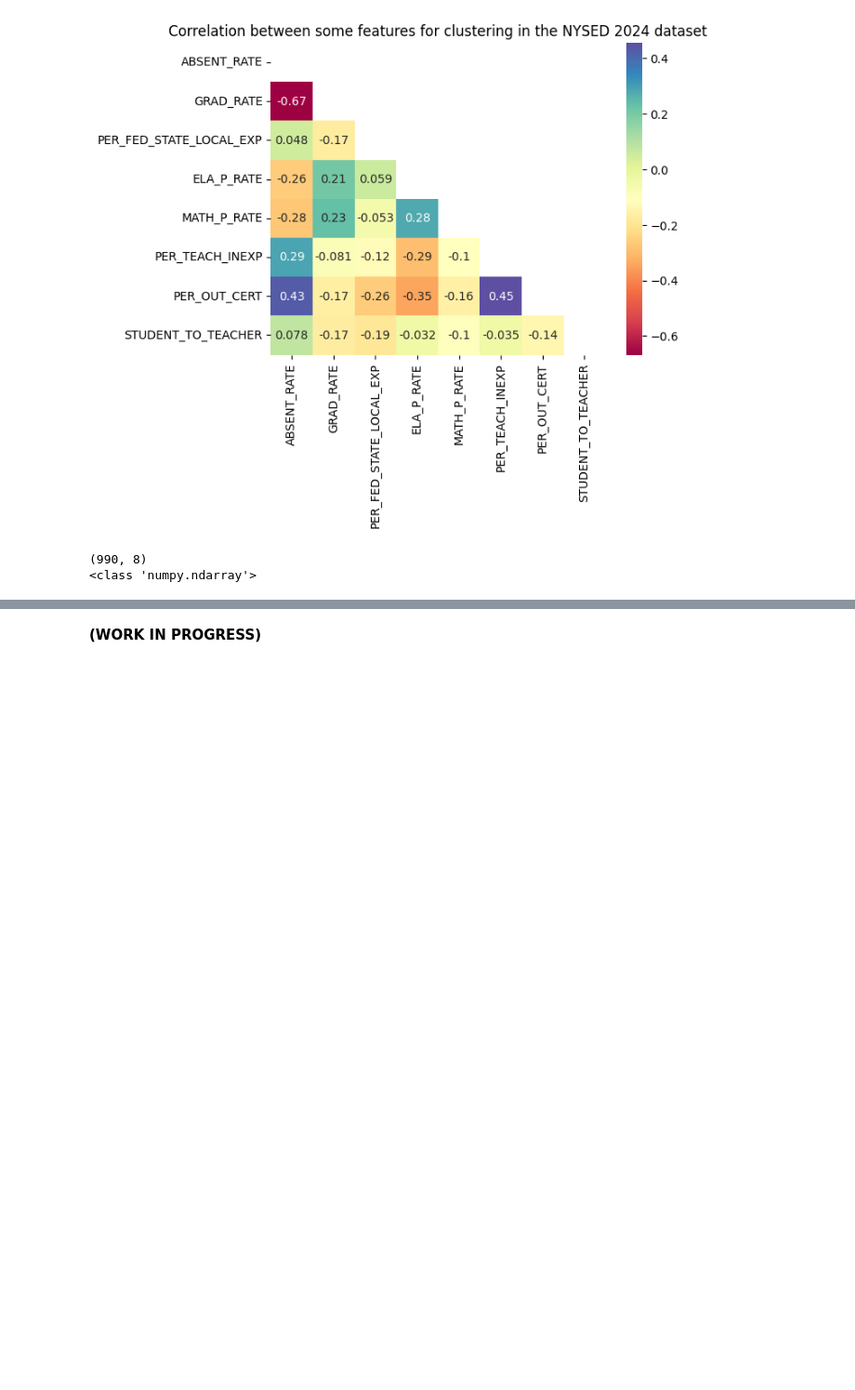
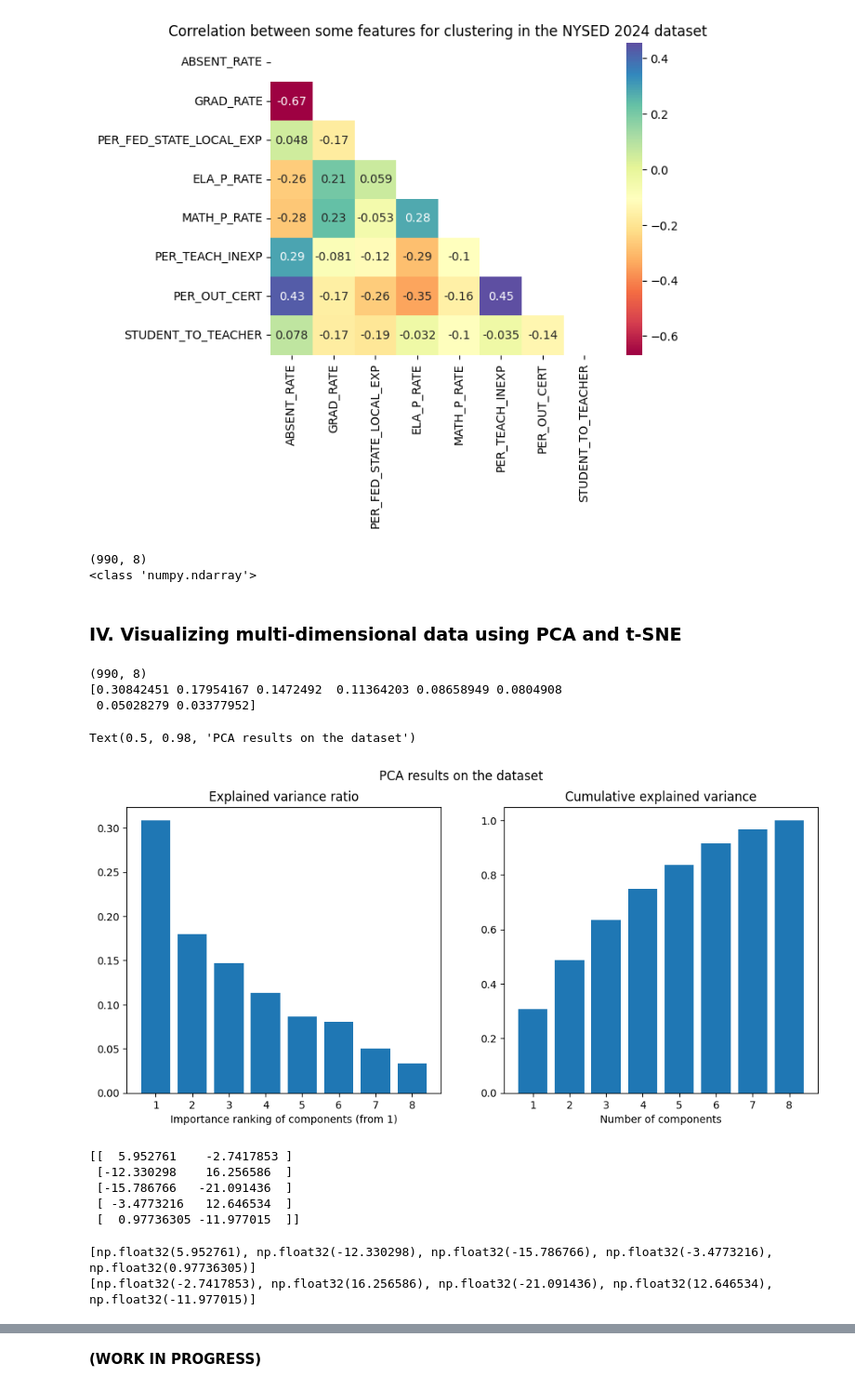
Before and after one commit to thaianle/nysed-2024, a Jupyter notebook: nysed_modeling.ipynb, the cells around one changed output, grey strips where cells are left out. Shown at 93% size. Saved outputs shown, nothing was run; the diff lists cells and outputs as text; code cells hidden in the pictures; blank space fills up the shorter version.

```diff
--- a/nysed_modeling.ipynb
+++ b/nysed_modeling.ipynb
@@ -467,0 +540,2 @@ print(type(X))
+# %% [markdown]
+### IV. Visualizing multi-dimensional data using PCA and t-SNE
@@ -467,0 +548,52 @@ print(type(X))
+# %%
+# Use PCA to determine explained variance ratio
+pca = PCA(random_state = my_seed)
+pca_fit = pca.fit(X_new)
+pca_transform = pca_fit.transform(X_new)
+print(pca_transform.shape)
+print(pca_fit.explained_variance_ratio_)
+# %% [output]
+(990, 8)
+[0.30842451 0.17954167 0.1472492  0.11364203 0.08658949 0.0804908
+ 0.05028279 0.03377952]
+# %%
+# Plot explained variance ratio with PCA
+fig, ax = plt.subplots(nrows = 1, ncols = 2, figsize = (12, 5))
+
+ax[0].bar([x + 1 for x in range(pca_transform.shape[1])], pca_fit.explained_variance_ratio_)
+ax[0].set_xlabel('Importance ranking of components (from 1)')
+ax[0].set_title('Explained variance ratio')
+
+ax[1].bar([x + 1 for x in range(pca_transform.shape[1])], np.cumsum(pca_fit.explained_variance_ratio_))
+ax[1].set_xlabel('Number of components')
+ax[1].set_title('Cumulative explained variance')
+
+fig.suptitle('PCA results on the dataset')
+# %% [output]
+Text(0.5, 0.98, 'PCA results on the dataset')
+[figure, added]
+# %%
+tsne = TSNE(n_components = 2)
+tsne_transformed = tsne.fit_transform(X_new)
+
+# Print the first 5 elements for demonstration
+print(tsne_transformed[:5])
+# %% [output]
+[[  5.952761    -2.7417853 ]
+ [-12.330298    16.256586  ]
+ [-15.786766   -21.091436  ]
+ [ -3.4773216   12.646534  ]
+ [  0.97736305 -11.977015  ]]
+# %%
+# Separate the array into x and y coordinates
+x_tsne = []; y_tsne = []
+for element in tsne_transformed:
+    x_tsne.append(element[0])
+    y_tsne.append(element[1])
+
+# Print the first 5 elements for demonstration
+print(x_tsne[:5])
+print(y_tsne[:5])
+# %% [output]
+[np.float32(5.952761), np.float32(-12.330298), np.float32(-15.786766), np.float32(-3.4773216), np.float32(0.97736305)]
+[np.float32(-2.7417853), np.float32(16.256586), np.float32(-21.091436), np.float32(12.646534), np.float32(-11.977015)]
```
Also changed, not shown: parts of 26 cells of this notebook.
